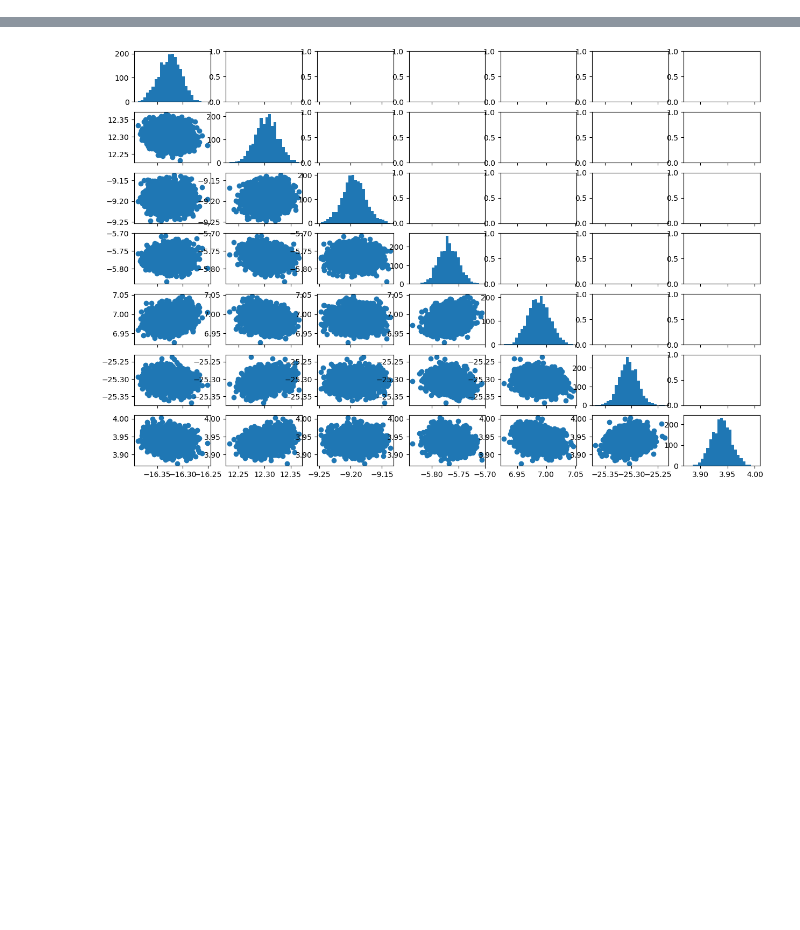
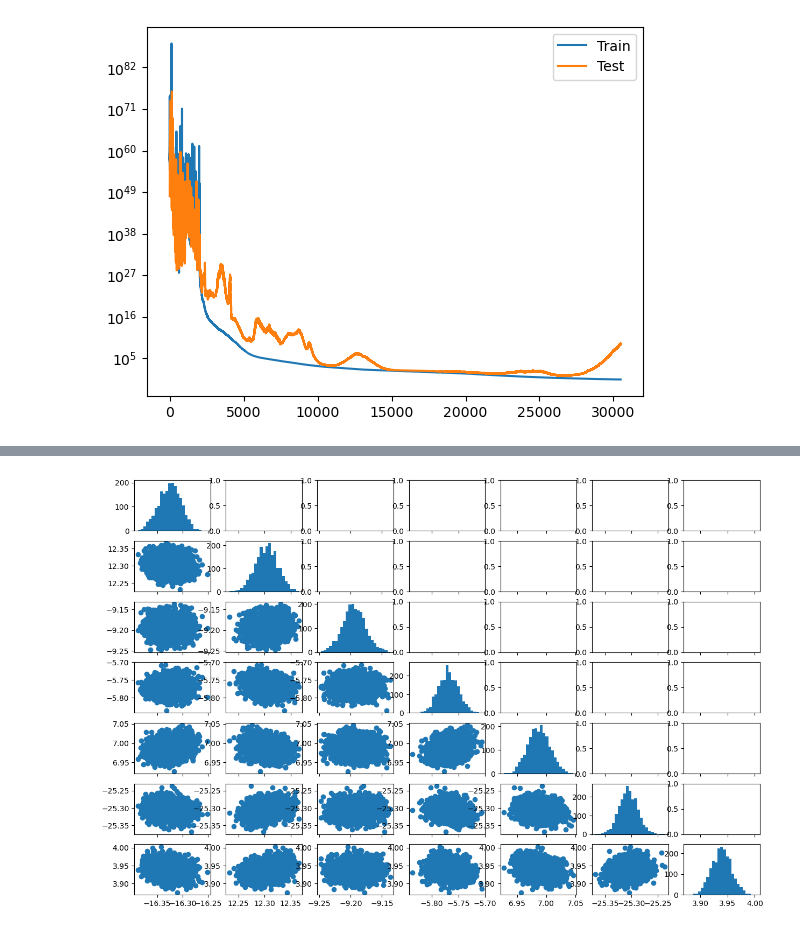
Before and after one commit to CCBatIIT/Deep-MMS, a Jupyter notebook: RUN.ipynb, the cells around one changed output, grey strips where cells are left out. Cells and saved outputs as stored; diff of their text form; code cells hidden in the pictures; blank space fills up the shorter version.

```diff
--- a/RUN.ipynb
+++ b/RUN.ipynb
@@ -827,0 +863,10 @@ KeyboardInterrupt:
+# %%
+key='Potential'
+plt.clf()
+_ = plt.plot(np.arange(experiment.epoch), np.mean(traingrp[key][:-1, :], axis=1))
+_ = plt.plot(np.arange(experiment.epoch), np.mean(testgrp[key][:-1, :], axis=1))
+plt.legend(['Train', 'Test'])
+plt.yscale('log')
+plt.show()
+# %% [output]
+[figure, added]
```
Also changed, not shown: parts of 15 cells of this notebook, 2 other files.
